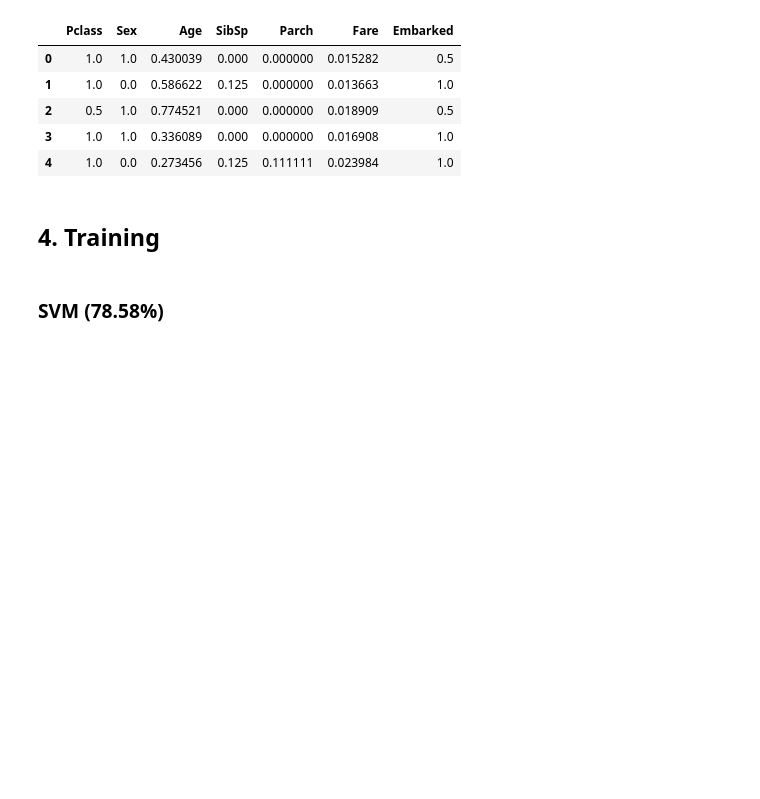
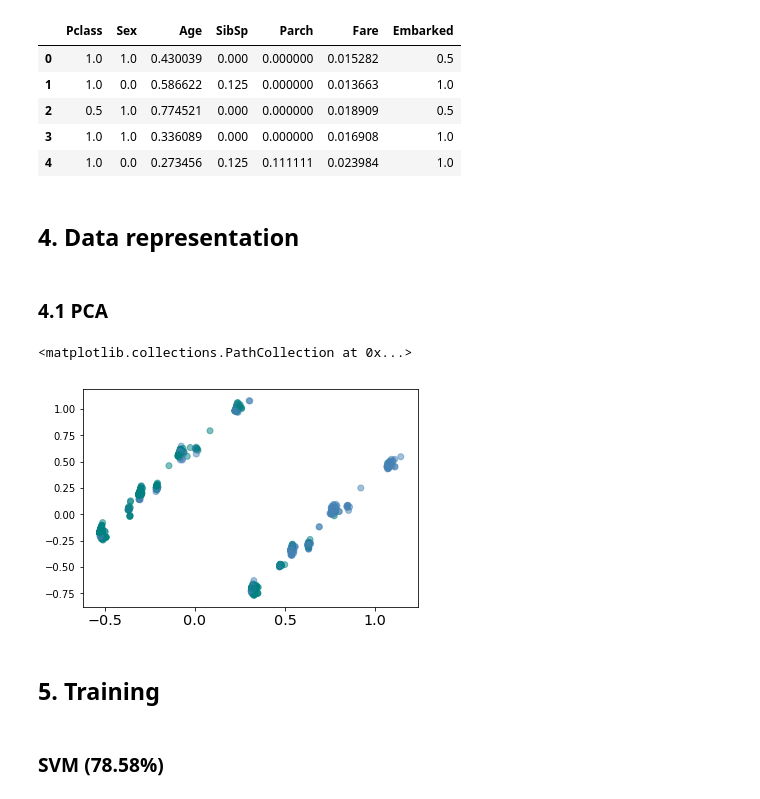
Before and after one commit to GlaIZier/titanic-prediction, a Jupyter notebook: notebooks/approach2.ipynb, the cells around one changed output. Drawn from its saved outputs; the diff is of its cells as text; code cells hidden in the pictures; blank space fills up the shorter version.

```diff
--- a/notebooks/approach2.ipynb
+++ b/notebooks/approach2.ipynb
@@ -284,7 +284,7 @@ args.test.head()
 | 3 | 1.0 | 1.0 | 0.336089 | 0.000 | 0.000000 | 0.016908 | 1.0 |
 | 4 | 1.0 | 0.0 | 0.273456 | 0.125 | 0.111111 | 0.023984 | 1.0 |
 # %% [markdown]
-## 4. Training
+## 4. Data representation
 # %%
 x_train_full = args.train.drop('Survived', axis=1)
 y_train_full = args.train['Survived']
@@ -294,6 +294,23 @@ x_val = args.train[:args.val_border_index].drop('Survived', axis=1)
 y_val = args.train[:args.val_border_index]['Survived']
 
 splits = 5
+# %% [markdown]
+### 4.1 PCA
+# %%
+from sklearn.decomposition import PCA
+
+pca = PCA(n_components=2)
+x_train_full_transformed = pca.fit_transform(x_train_full)
+y_train_full_color = y_train_full.copy()
+y_train_full_color[y_train_full_color==0] = 'Teal'
+y_train_full_color[y_train_full_color==1] = 'SteelBlue'
+plt.scatter(x_train_full_transformed[:, 0], x_train_full_transformed[:, 1], color=y_train_full_color, alpha=0.5)
+# plt.show()
+# %% [output]
+<matplotlib.collections.PathCollection at 0x...>
+[figure, added]
+# %% [markdown]
+## 5. Training
 # %% [markdown]
 ### SVM (78.58%)
 # %%
```
Also changed, not shown: parts of 5 cells of this notebook.
